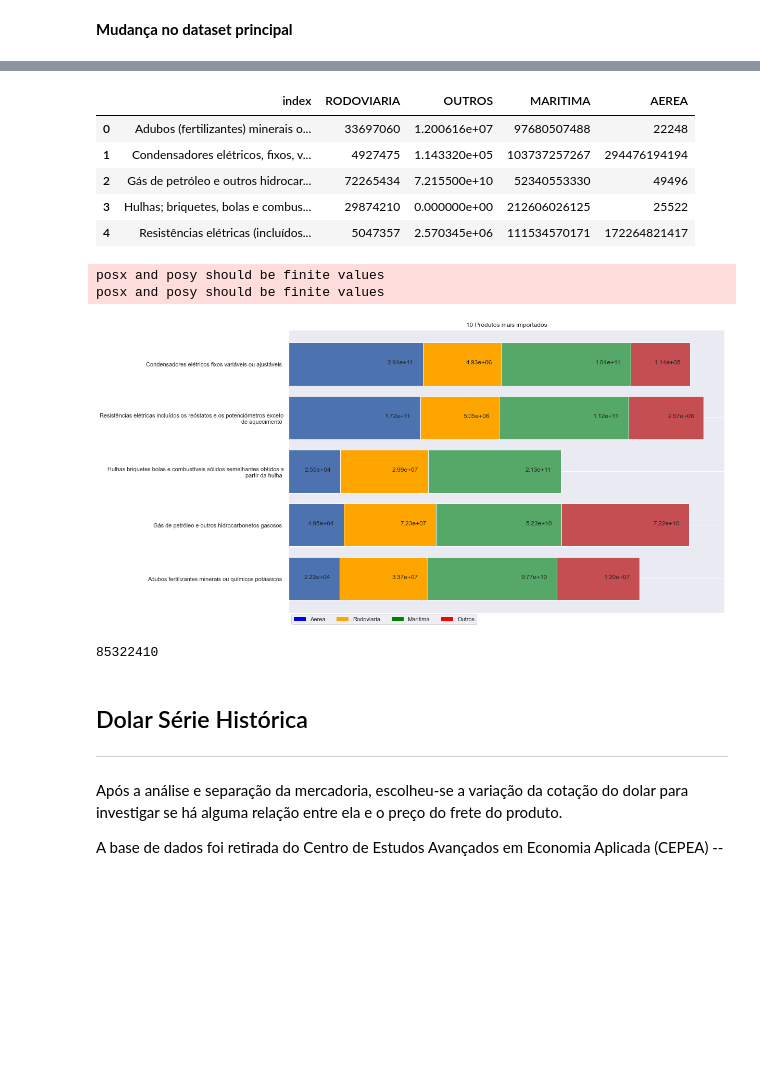
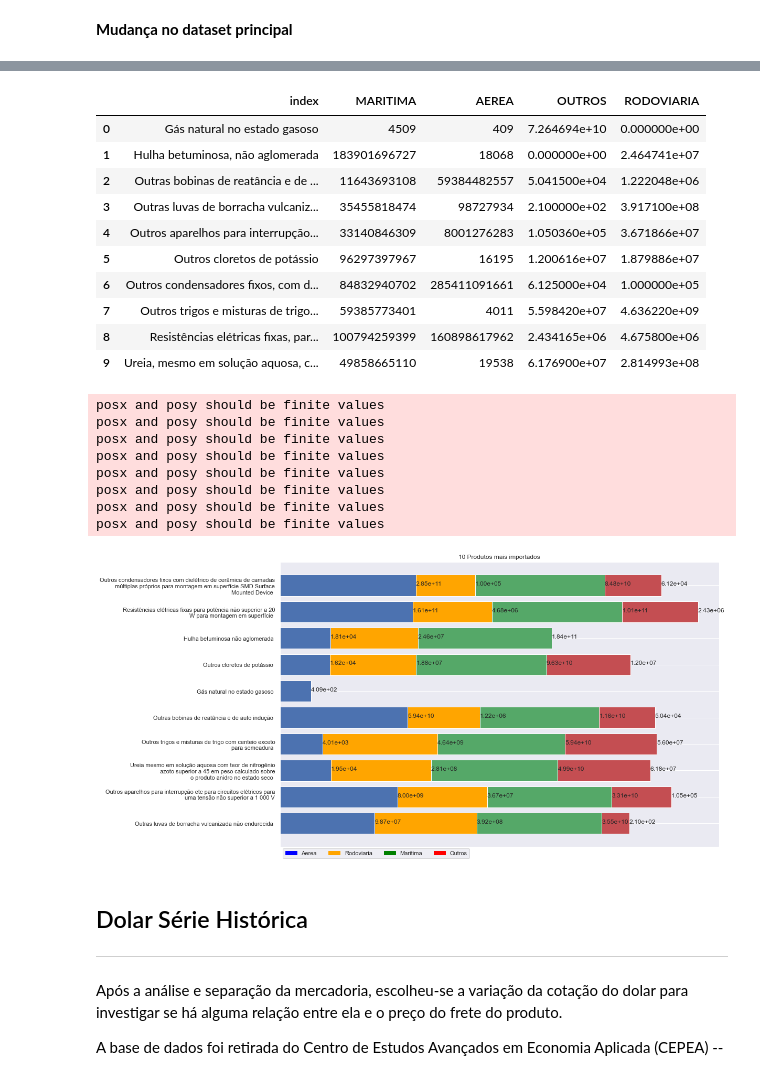
Before and after one commit to Migliorin/Comex-Data-Analysis, a Jupyter notebook: notebooks/analise_dados.ipynb, the cells around one changed output, grey strips where cells are left out. Cells and saved outputs as stored; diff of their text form; code cells hidden in the pictures; blank space fills up the shorter version.

Commit message:
Relacao 10 produtos e ML

```diff
--- a/notebooks/analise_dados.ipynb
+++ b/notebooks/analise_dados.ipynb
@@ -371,0 +355,10 @@ total
+# %%
+# Separando as 10 classes de produtos mais importadas em quantidade
+
+aa = df[["NO_NCM_POR","QT_ESTAT"]].groupby(['NO_NCM_POR']).sum().sort_values(by=['QT_ESTAT'],ascending=False)
+aa = aa.iloc[:10,:]
+aa.reset_index(inplace=True)
+
+# Salvando na variavel "total" a quantidade total importada na classe do produto
+total = aa.copy()
+total
@@ -372,12 +377,12 @@ total
 # %%
 # Agrupando pela classe dos produtos e pela via de transporte. Depois realizando o sort pela quantidade de
 # modo descendente
-aa = df.groupby(['NO_SH4_POR','NO_VIA']).sum().sort_values(by=['QT_ESTAT'],ascending=False)
+aa = df.groupby(['NO_NCM_POR','NO_VIA']).sum().sort_values(by=['QT_ESTAT'],ascending=False)
 
 # Resetando o index para que os nomes da classes fiquem nas linhas
 aa.reset_index(inplace=True)
 
 # Obtendo somente as colunas que serao usadas
-aa = aa[["NO_SH4_POR","NO_VIA","QT_ESTAT"]]
+aa = aa[["NO_NCM_POR","NO_VIA","QT_ESTAT"]]
 aa
 # %% [output]
@@ -397,15 +402,15 @@ aa
 # %%
 # Mergiando o dataframe com as quantiades estat de cada via com o dataframe total
-final = aa.merge(total,on=['NO_SH4_POR'],how='left')
+final = aa.merge(total,on=['NO_NCM_POR'],how='left')
 
 # Renomeando as colunas e ordenando com base no total
 final = final.rename({'QT_ESTAT_x':'QT_VIA','QT_ESTAT_y':'TOTAL'},axis=1).sort_values(by=['TOTAL'],ascending=False)
 
 # Obtendo somente as classes que queremos com base no dataframe total
-final = final[final.NO_SH4_POR.apply(lambda x: True if x in list(total.NO_SH4_POR) else False)]
+final = final[final.NO_NCM_POR.apply(lambda x: True if x in list(total.NO_NCM_POR) else False)]
 
 # # Obtendo somente as colunas que serao usadas
-final = final[['NO_SH4_POR','NO_VIA','QT_VIA','TOTAL']]
+final = final[['NO_NCM_POR','NO_VIA','QT_VIA','TOTAL']]
 final.reset_index(inplace=True)
 final
 # %% [output]
@@ -429,13 +434,13 @@ final
 # %%
 # Ordenando as classes
-produtos = list(set(final.NO_SH4_POR))
+produtos = list(set(final.NO_NCM_POR))
 produtos.sort()
 
 df_final = []
 
 # iteracao para pegar no dataset mergiado as classes que nos interessa
 for prod in produtos:
-    aux = final[final.NO_SH4_POR == prod][['NO_VIA','QT_VIA']]
+    aux = final[final.NO_NCM_POR == prod][['NO_VIA','QT_VIA']]
     df_final.append(pd.DataFrame([list(aux['QT_VIA'])],columns=list(aux['NO_VIA']),index=[prod]))
 
 # Concatenando
@@ -449,12 +454,17 @@ df_final.reset_index(inplace=True)
 
 df_final
 # %% [output]
-|  | index | RODOVIARIA | OUTROS | MARITIMA | AEREA |
-| 0 | Adubos (fertilizantes) minerais o... | 33697060 | 1.200616e+07 | 97680507488 | 22248 |
-| 1 | Condensadores elétricos, fixos, v... | 4927475 | 1.143320e+05 | 103737257267 | 294476194194 |
-| 2 | Gás de petróleo e outros hidrocar... | 72265434 | 7.215500e+10 | 52340553330 | 49496 |
-| 3 | Hulhas; briquetes, bolas e combus... | 29874210 | 0.000000e+00 | 212606026125 | 25522 |
-| 4 | Resistências elétricas (incluídos... | 5047357 | 2.570345e+06 | 111534570171 | 172264821417 |
+|  | index | MARITIMA | AEREA | OUTROS | RODOVIARIA |
+| 0 | Gás natural no estado gasoso | 4509 | 409 | 7.264694e+10 | 0.000000e+00 |
+| 1 | Hulha betuminosa, não aglomerada | 183901696727 | 18068 | 0.000000e+00 | 2.464741e+07 |
+| 2 | Outras bobinas de reatância e de ... | 11643693108 | 59384482557 | 5.041500e+04 | 1.222048e+06 |
+| 3 | Outras luvas de borracha vulcaniz... | 35455818474 | 98727934 | 2.100000e+02 | 3.917100e+08 |
+| 4 | Outros aparelhos para interrupção... | 33140846309 | 8001276283 | 1.050360e+05 | 3.671866e+07 |
+| 5 | Outros cloretos de potássio | 96297397967 | 16195 | 1.200616e+07 | 1.879886e+07 |
+| 6 | Outros condensadores fixos, com d... | 84832940702 | 285411091661 | 6.125000e+04 | 1.000000e+05 |
+| 7 | Outros trigos e misturas de trigo... | 59385773401 | 4011 | 5.598420e+07 | 4.636220e+09 |
+| 8 | Resistências elétricas fixas, par... | 100794259399 | 160898617962 | 2.434165e+06 | 4.675800e+06 |
+| 9 | Ureia, mesmo em solução aquosa, c... | 49858665110 | 19538 | 6.176900e+07 | 2.814993e+08 |
 # %%
 def format_text(text:str):
     aux = ''
@@ -487,46 +497,56 @@ f, ax = plt.subplots(figsize=(15, 10))
 
 for i,row_ in enumerate(df_final.iloc):
     bar = ax.barh(row_['index'],np.log(row_["AEREA"]), color="b")
+    x_ = np.log(row_["AEREA"])
     ax.text(
-        np.log(row_["AEREA"]) -7,
+        (x_),
         i,
         np.format_float_scientific(row_["AEREA"], unique=False, precision=2))
 
     ax.barh(row_["index"],np.log(row_["RODOVIARIA"]), left=np.log(row_["AEREA"]), color="orange")
+    x_ = np.log(row_["AEREA"]) + np.log(row_["RODOVIARIA"])
     ax.text(
-        (np.log(row_["AEREA"]) + np.log(row_["RODOVIARIA"])) -7
+        (x_)
         ,i
         ,np.format_float_scientific(row_["RODOVIARIA"], unique=False, precision=2))
 
     ax.barh(row_["index"],np.log(row_["MARITIMA"]), left=np.log(row_["AEREA"]) + np.log(row_["RODOVIARIA"]), color="g")
+    x_ = np.log(row_["AEREA"]) + np.log(row_["RODOVIARIA"]) + np.log(row_["MARITIMA"])
     ax.text(
-        (np.log(row_["AEREA"]) + np.log(row_["RODOVIARIA"]) + np.log(row_["MARITIMA"])) -7
+        (x_)
         ,i
         ,np.format_float_scientific(row_["MARITIMA"], unique=False, precision=2))
 
     ax.barh(row_["index"],np.log(row_["OUTROS"]), left=np.log(row_["AEREA"]) + np.log(row_["RODOVIARIA"]) + np.log(row_["MARITIMA"]), color="r")
+    x_ = np.log(row_["AEREA"]) + np.log(row_["RODOVIARIA"]) + np.log(row_["MARITIMA"]) + np.log(row_["OUTROS"])
     ax.text(
-        (np.log(row_["AEREA"]) + np.log(row_["RODOVIARIA"]) + np.log(row_["MARITIMA"]) + np.log(row_["OUTROS"])) -7
+        (x_ )
         ,i
         ,np.format_float_scientific(row_["OUTROS"], unique=False, precision=2))
 
 #plt.legend()
 #plt.setp(ax.get_xticklabels(), rotation=45, ha="right",
 #         rotation_mode="anchor")
 ax.xaxis.set_visible(False)
 
 plt.legend(handles=[
     mpatches.Patch(color='blue', label='Aerea'),
     mpatches.Patch(color='orange', label='Rodoviaria'),
     mpatches.Patch(color='green', label='Maritima'),
     mpatches.Patch(color='red', label='Outros')
 ],loc='lower left',ncol=4, bbox_to_anchor=(0, -0.05))
 
 plt.title('10 Produtos mais importados')
 plt.show()
 # %% [output]
 posx and posy should be finite values
 posx and posy should be finite values
+posx and posy should be finite values
+posx and posy should be finite values
+posx and posy should be finite values
+posx and posy should be finite values
+posx and posy should be finite values
+posx and posy should be finite values
-[figure, old version]
+[figure, new version]
 # %%
 posi = []
@@ -539,4 +558,0 @@ df_importacao.iloc[posi].to_csv('../datasets/classe_produto.csv',index=False)
-# %%
-df_importacao[["CO_NCM","QT_ESTAT"]].groupby(['CO_NCM']).sum().sort_values(by=['QT_ESTAT'],ascending=False).index[0]
-# %% [output]
-85322410
```
Also changed, not shown: parts of 44 cells of this notebook, 4 other files.
